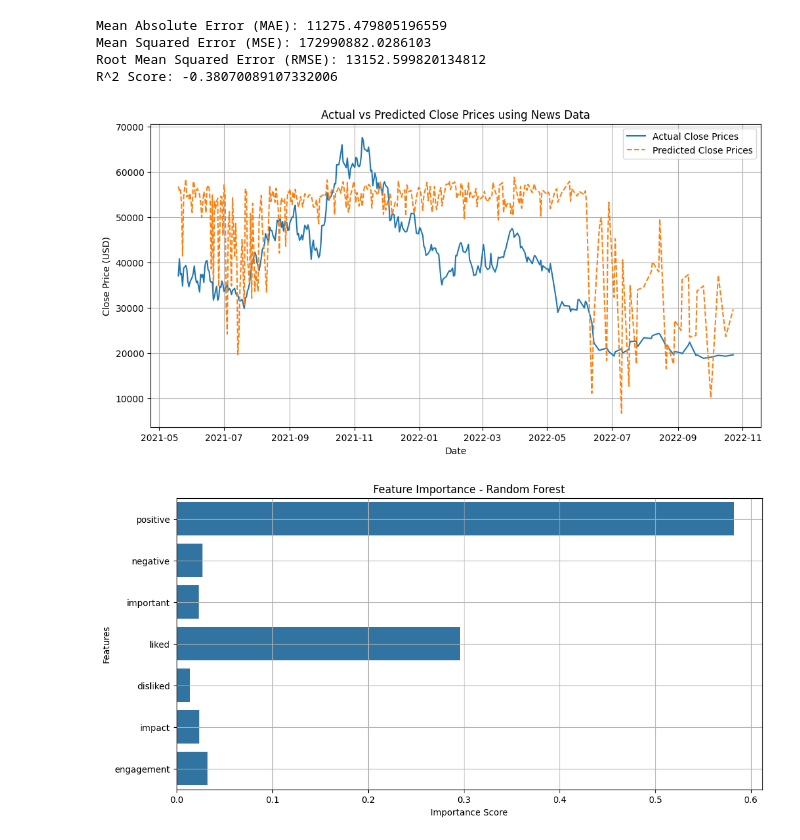
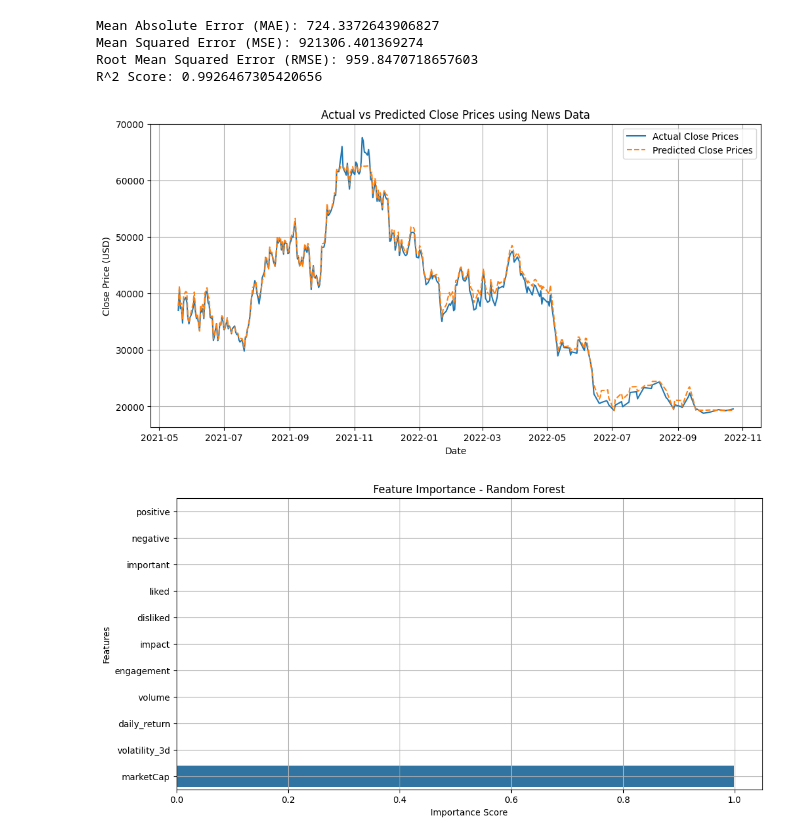
Before and after one commit to riccardoscut/riccardoscut, a Jupyter notebook: CrypToData-1.ipynb, the cells around one changed output. Drawn from its saved outputs; the diff is of its cells as text; code cells hidden in the pictures.

```diff
--- a/CrypToData-1.ipynb
+++ b/CrypToData-1.ipynb
@@ -292,8 +309,8 @@ news_daily_features = news_features.resample('D').sum().fillna(0)
 # 2. Allineare le Date e Creare il Dataset Combinato
 # -------------------------------
 
-# Selezionare la colonna 'close' dal dataset dei prezzi di Bitcoin
-bitcoin_close = bitcoin_df_cut[['close']]
+# Selezionare le colonne dal dataset dei prezzi di Bitcoin
+bitcoin_close = bitcoin_df_cut[['close', 'volume', 'daily_return', 'volatility_3d', 'marketCap']]
 
 # Unire le metriche delle news con i prezzi di chiusura di Bitcoin
 combined_df = news_daily_features.join(bitcoin_close, how='inner')
@@ -304,9 +321,8 @@ combined_df = combined_df.dropna()
 # -------------------------------
 # 3. Creare le Features (X) e il Target (y)
 # -------------------------------
-
-# Creare le features (X) e il target (y)
-X = combined_df[['positive', 'negative', 'important', 'liked', 'disliked', 'impact', 'engagement']]
+X = combined_df[['positive', 'negative', 'important', 'liked', 'disliked', 'impact', 'engagement',
+                 'volume', 'daily_return', 'volatility_3d', 'marketCap']]
 y = combined_df['close']
 
 # -------------------------------
@@ -348,39 +364,39 @@ print("R^2 Score:", r2)
 
 # -------------------------------
 # 8. Visualizzare le Predizioni vs Valori Reali
 # -------------------------------
 
 plt.figure(figsize=(12, 6))
 plt.plot(y_test.index, y_test, label='Actual Close Prices', linewidth=1.5)
 plt.plot(y_test.index, y_pred, label='Predicted Close Prices', linewidth=1.5, linestyle='--')
 plt.title('Actual vs Predicted Close Prices using News Data')
 plt.xlabel('Date')
 plt.ylabel('Close Price (USD)')
 plt.legend()
 plt.grid(True)
 plt.show()
 
 # -------------------------------
 # 9. Visualizzare l'Importanza delle Feature
 # -------------------------------
 
 importances = rf.feature_importances_
 feature_names = X.columns
 
 plt.figure(figsize=(12, 6))
 sns.barplot(x=importances, y=feature_names)
 plt.title('Feature Importance - Random Forest')
 plt.xlabel('Importance Score')
 plt.ylabel('Features')
 plt.grid(True)
 plt.show()
 # %% [output]
-Mean Absolute Error (MAE): 11275.479805196559
-Mean Squared Error (MSE): 172990882.0286103
-Root Mean Squared Error (RMSE): 13152.599820134812
-R^2 Score: -0.38070089107332006
+Mean Absolute Error (MAE): 724.3372643906827
+Mean Squared Error (MSE): 921306.401369274
+Root Mean Squared Error (RMSE): 959.8470718657603
+R^2 Score: 0.9926467305420656
-[figure, old version]
+[figure, new version]
-[figure, old version]
+[figure, new version]
 # %%
 # Importare librerie necessarie
 from sklearn.svm import SVR
```
Also changed, not shown: parts of 5 cells of this notebook, 11 other files.
